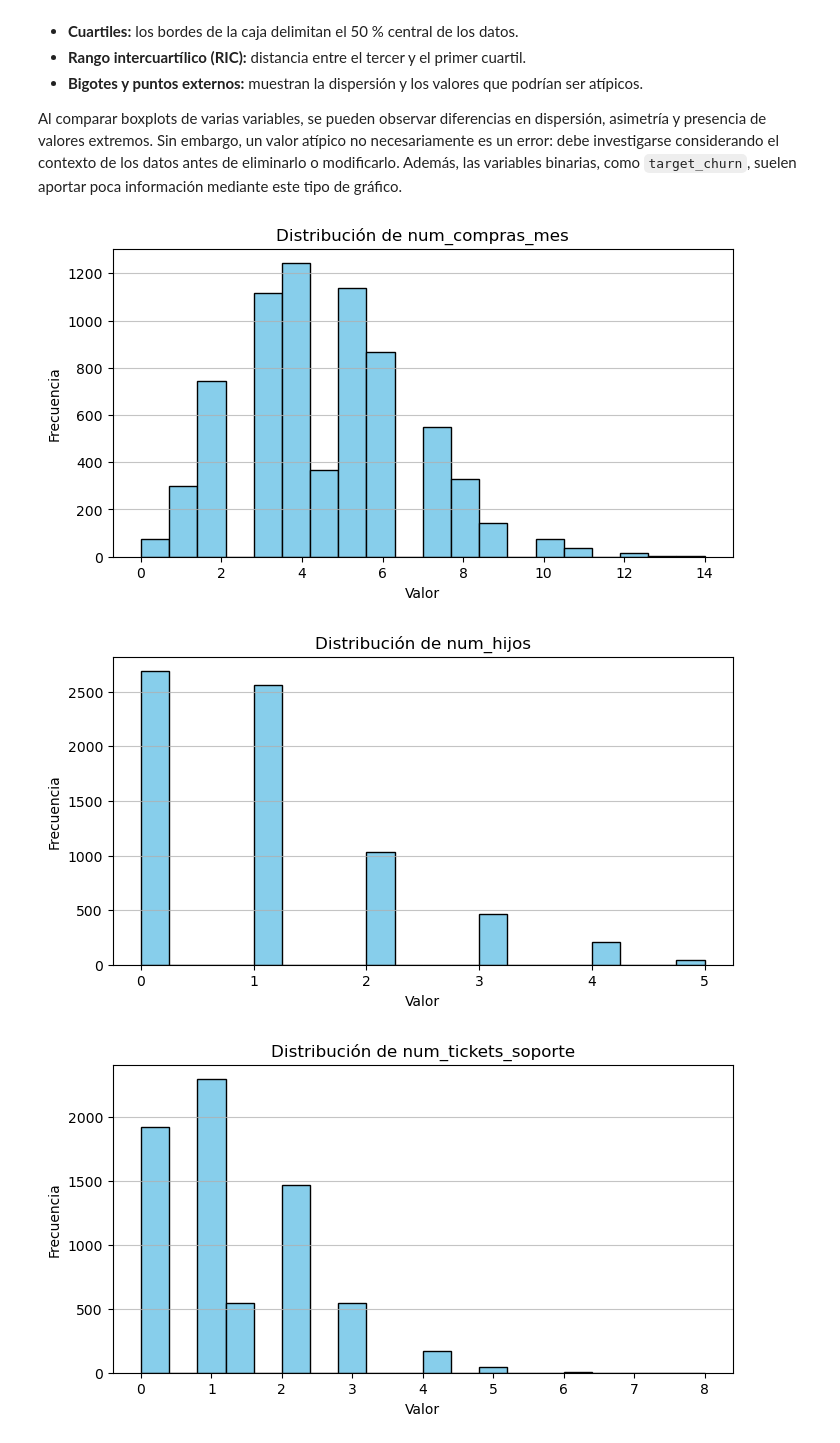
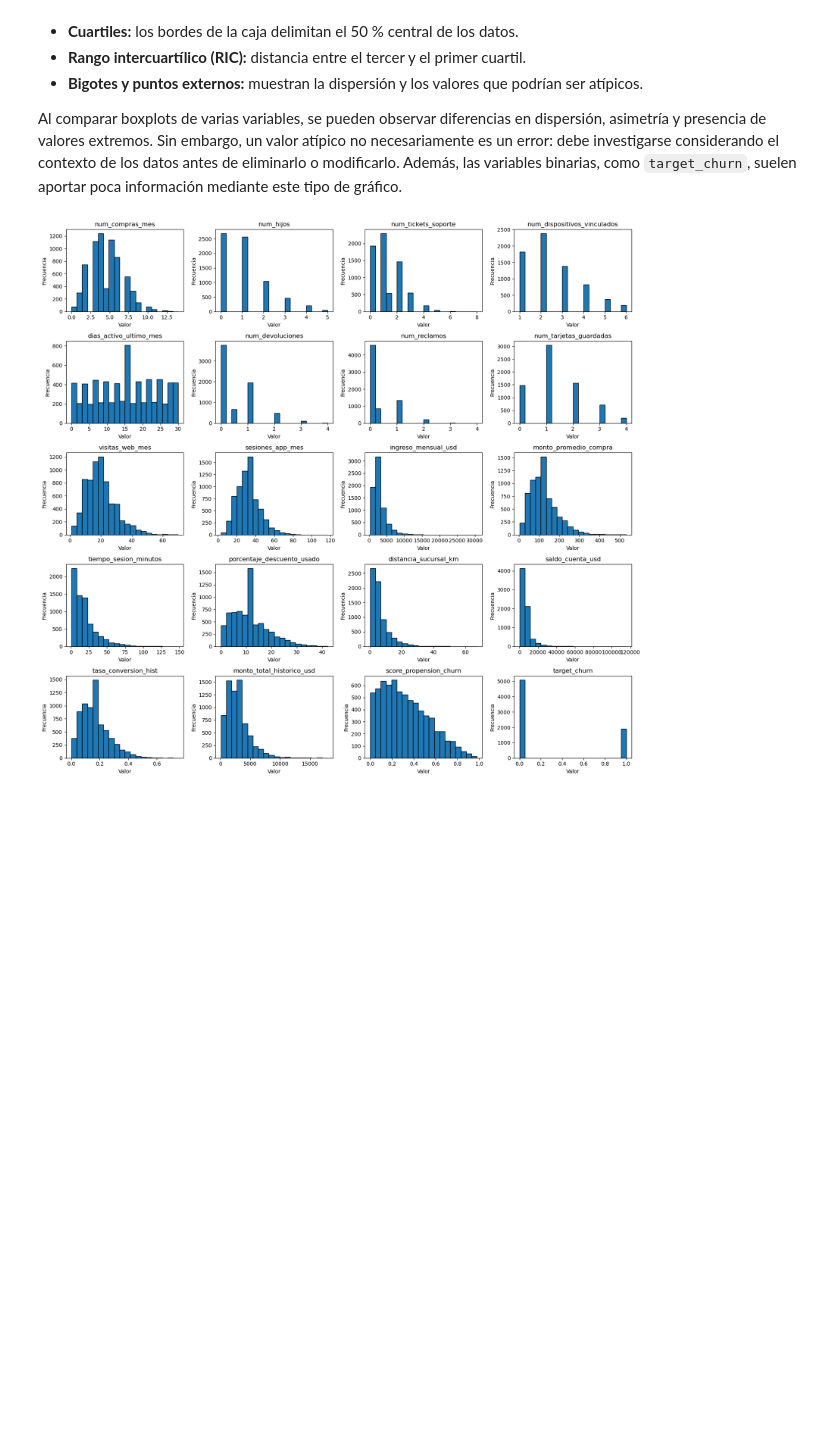
Before and after one commit to mtzsantosedu/M4-Programaci-n, a Jupyter notebook: S2 - Estructura_de_datos/ACT02.ipynb, the cells around one changed output. Cells and saved outputs as stored; diff of their text form; code cells hidden in the pictures; blank space fills up the shorter version.

```diff
--- a/S2 - Estructura_de_datos/ACT02.ipynb
+++ b/S2 - Estructura_de_datos/ACT02.ipynb
@@ -406,7 +428,7 @@ Es importante identificar los datos perdidos en un dataframe. Aunque en algunos
 # Buscar valores nulos en el dataframe
 # llamos otros archivo datafrase nuevo
 
-df3 = pd.read_excel("03. data.xlsx")
+df3 = pd.read_excel("data/03. data.xlsx")
 # %%
 # Información de dataframe
 df3.info()
@@ -800,16 +847,27 @@ Sus elementos principales son:
 
 Al comparar boxplots de varias variables, se pueden observar diferencias en dispersión, asimetría y presencia de valores extremos. Sin embargo, un valor atípico no necesariamente es un error: debe investigarse considerando el contexto de los datos antes de eliminarlo o modificarlo. Además, las variables binarias, como `target_churn`, suelen aportar poca información mediante este tipo de gráfico.
 # %%
-# distribución de las variables numéricas
-for columna in columnas_numericas_df3:
-    plt.figure(figsize=(8, 4))
-    plt.hist(df3[columna].dropna(), bins=20, color='skyblue', edgecolor='black')
-    plt.title(f'Distribución de {columna}')
-    plt.xlabel('Valor')
-    plt.ylabel('Frecuencia')
-    plt.grid(axis='y', alpha=0.75)
-    plt.show()
+# librerías para visualización
+import matplotlib.pyplot as plt
+import math
+
+columnas_numericas_df3 = df3.select_dtypes(include="number").columns
+n_columnas = 4
+n_filas = math.ceil(len(columnas_numericas_df3) / n_columnas)
+
+fig, axes = plt.subplots(n_filas, n_columnas, figsize=(16, n_filas * 3))
+axes = axes.flatten()
+
+for ax, columna in zip(axes, columnas_numericas_df3):
+    ax.hist(df3[columna].dropna(), bins=20, edgecolor="black")
+    ax.set_title(columna)
+    ax.set_xlabel("Valor")
+    ax.set_ylabel("Frecuencia")
+
+for ax in axes[len(columnas_numericas_df3):]:
+    ax.set_visible(False)
+
+plt.tight_layout()
+plt.show()
 # %% [output]
-[figure, old version]
+[figure, new version]
-[figure, removed]
-[figure, removed]
```
Also changed, not shown: parts of 8 cells of this notebook, 2 other files.
